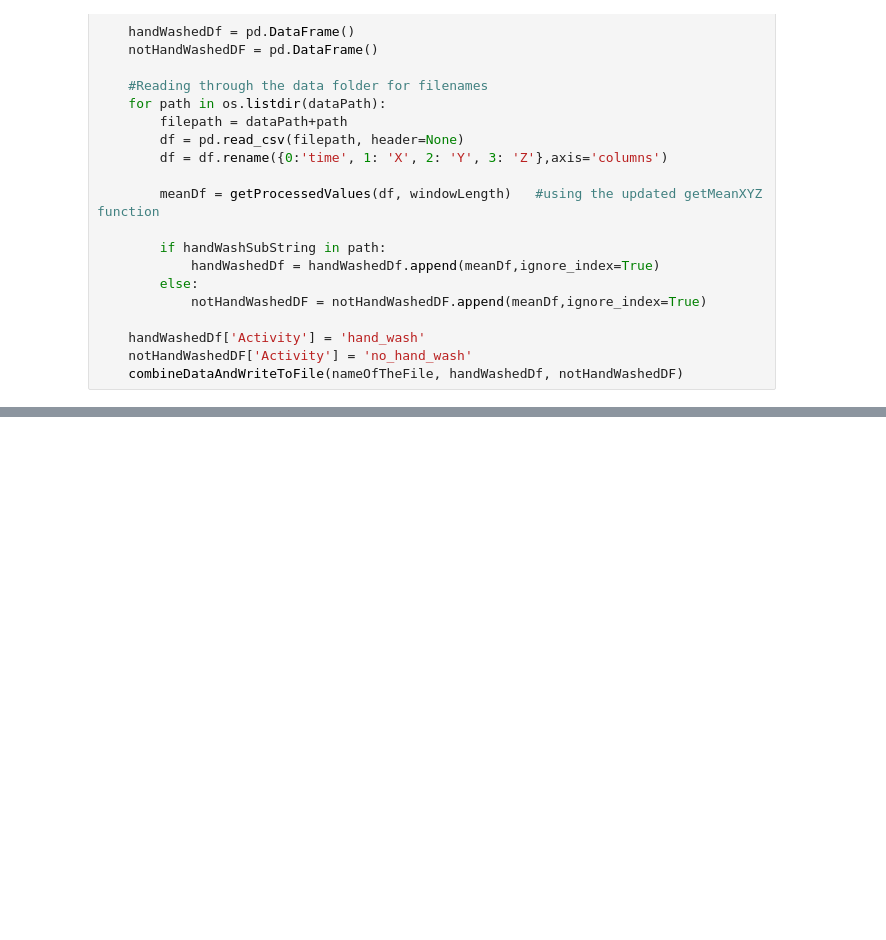
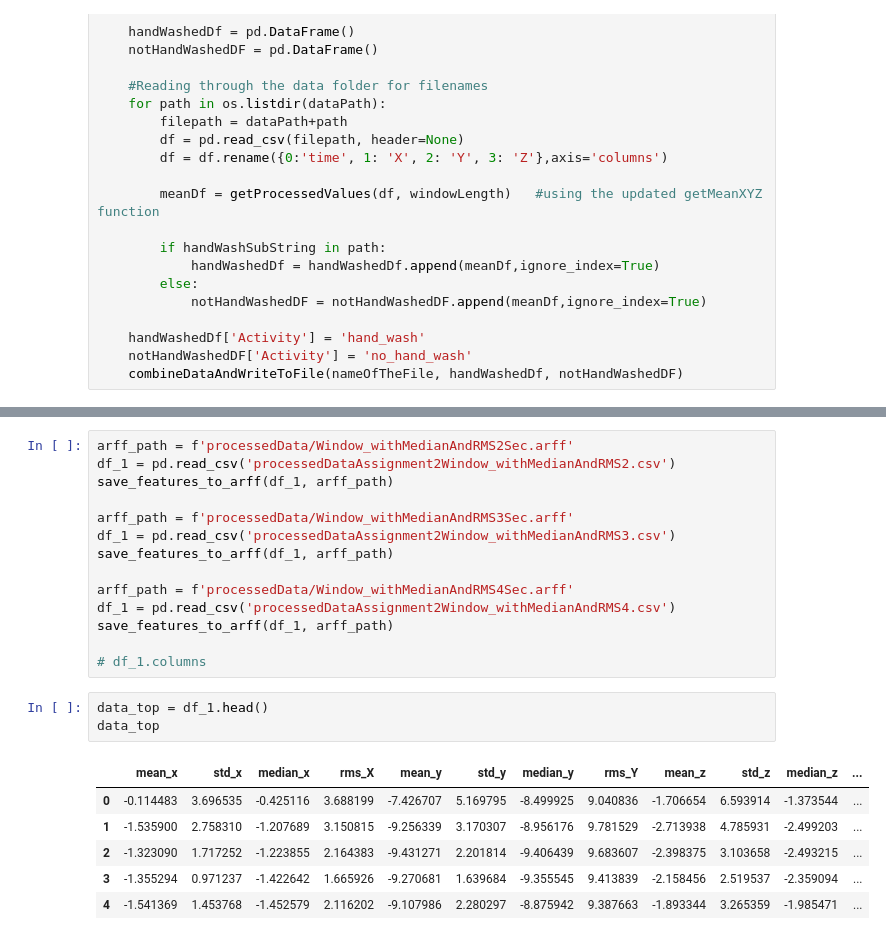
Before and after one commit to ashish-gawali/smartWatch, a Jupyter notebook: ProcessingData.ipynb, the cells around one changed output, grey strips where cells are left out. Drawn from its saved outputs; the diff is of its cells as text; blank space fills up the shorter version.

Commit message:
Incorporating code shared by Sofia's group and being able to generate arff files

```diff
--- a/ProcessingData.ipynb
+++ b/ProcessingData.ipynb
@@ -377,0 +400,24 @@ for windowLength in range(2,5):
+# %%
+arff_path = f'processedData/Window_withMedianAndRMS2Sec.arff'
+df_1 = pd.read_csv('processedDataAssignment2Window_withMedianAndRMS2.csv')
+save_features_to_arff(df_1, arff_path)
+
+arff_path = f'processedData/Window_withMedianAndRMS3Sec.arff'
+df_1 = pd.read_csv('processedDataAssignment2Window_withMedianAndRMS3.csv')
+save_features_to_arff(df_1, arff_path)
+
+arff_path = f'processedData/Window_withMedianAndRMS4Sec.arff'
+df_1 = pd.read_csv('processedDataAssignment2Window_withMedianAndRMS4.csv')
+save_features_to_arff(df_1, arff_path)
+
+# df_1.columns
+# %%
+data_top = df_1.head()
+data_top
+# %% [output]
+|  | mean_x | std_x | median_x | rms_X | mean_y | std_y | median_y | rms_Y | mean_z | std_z | median_z | ... |
+| 0 | -0.114483 | 3.696535 | -0.425116 | 3.688199 | -7.426707 | 5.169795 | -8.499925 | 9.040836 | -1.706654 | 6.593914 | -1.373544 | ... |
+| 1 | -1.535900 | 2.758310 | -1.207689 | 3.150815 | -9.256339 | 3.170307 | -8.956176 | 9.781529 | -2.713938 | 4.785931 | -2.499203 | ... |
+| 2 | -1.323090 | 1.717252 | -1.223855 | 2.164383 | -9.431271 | 2.201814 | -9.406439 | 9.683607 | -2.398375 | 3.103658 | -2.493215 | ... |
+| 3 | -1.355294 | 0.971237 | -1.422642 | 1.665926 | -9.270681 | 1.639684 | -9.355545 | 9.413839 | -2.158456 | 2.519537 | -2.359094 | ... |
+| 4 | -1.541369 | 1.453768 | -1.452579 | 2.116202 | -9.107986 | 2.280297 | -8.875942 | 9.387663 | -1.893344 | 3.265359 | -1.985471 | ... |
```
Also changed, not shown: parts of 5 cells of this notebook, 3 other files.
